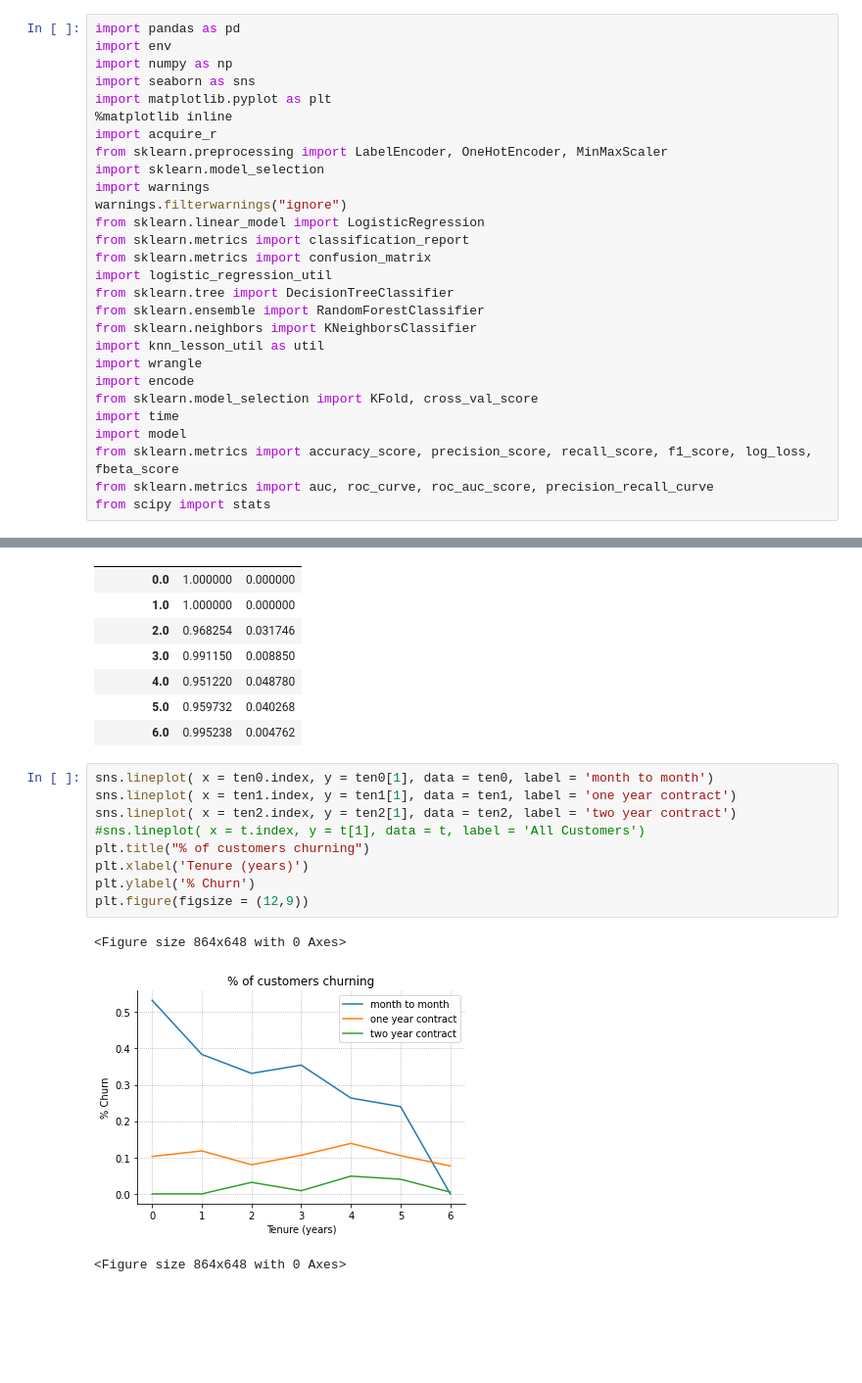
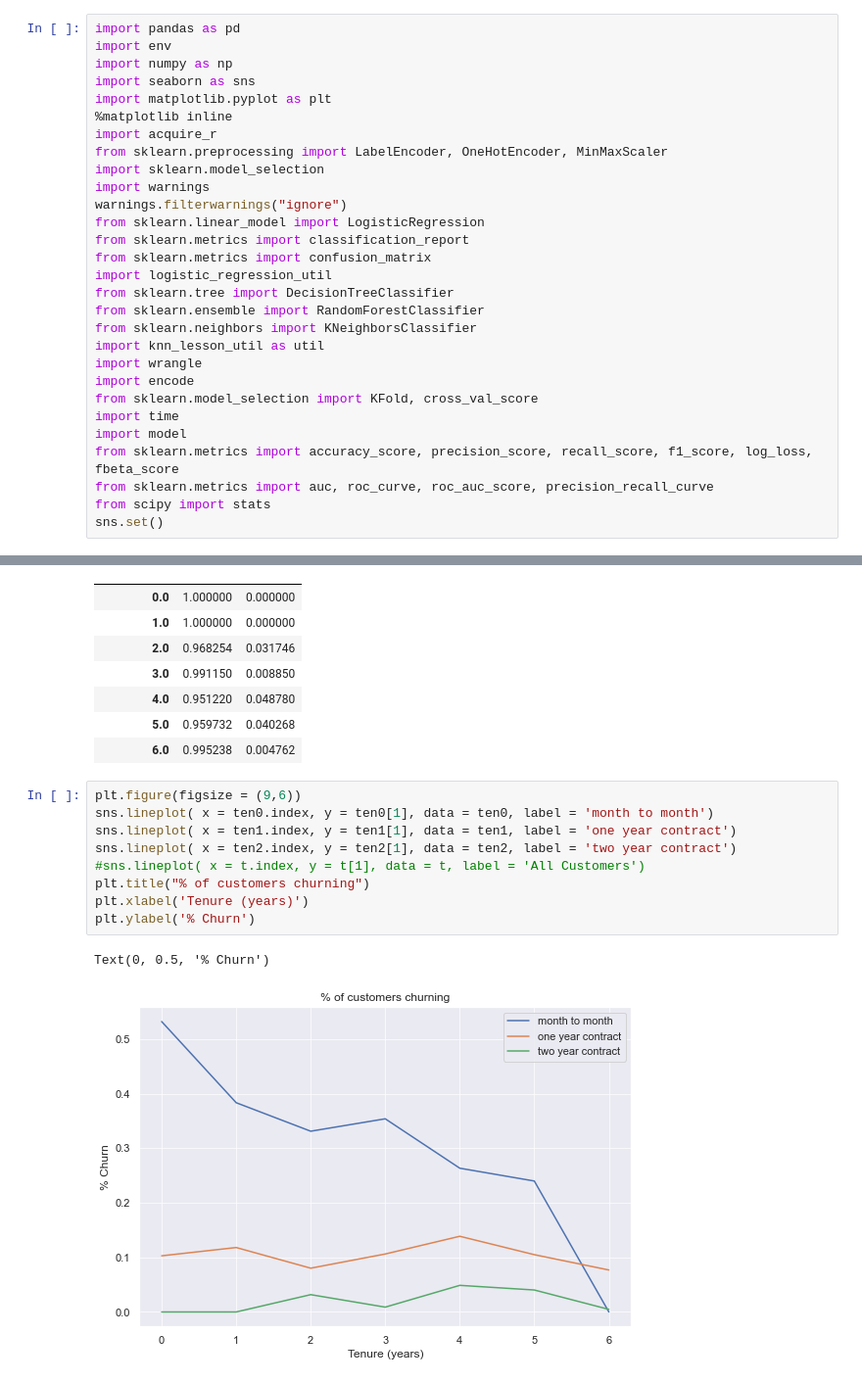
Before and after one commit to ravinder79/Telco_Churn, a Jupyter notebook: Telco_Churn_Final.ipynb, the cells around one changed output, grey strips where cells are left out. Shown: that part at 98% size. Cells and saved outputs as stored; diff of their text form; blank space fills up the shorter version.

```diff
--- a/Telco_Churn_Final.ipynb
+++ b/Telco_Churn_Final.ipynb
@@ -26,6 +26,7 @@ import model
 from sklearn.metrics import accuracy_score, precision_score, recall_score, f1_score, log_loss, fbeta_score
 from sklearn.metrics import auc, roc_curve, roc_auc_score, precision_recall_curve
 from scipy import stats
+sns.set()
 # %% [markdown]
 ### Start with acquiring data from SQL database
 # %%
@@ -313,15 +314,14 @@ ten2
 | 5.0 | 0.959732 | 0.040268 |
 | 6.0 | 0.995238 | 0.004762 |
 # %%
+plt.figure(figsize = (9,6))
 sns.lineplot( x = ten0.index, y = ten0[1], data = ten0, label = 'month to month')
 sns.lineplot( x = ten1.index, y = ten1[1], data = ten1, label = 'one year contract')
 sns.lineplot( x = ten2.index, y = ten2[1], data = ten2, label = 'two year contract')
 #sns.lineplot( x = t.index, y = t[1], data = t, label = 'All Customers')
 plt.title("% of customers churning")
 plt.xlabel('Tenure (years)')
 plt.ylabel('% Churn')
-plt.figure(figsize = (12,9))
 # %% [output]
-<Figure size 864x648 with 0 Axes>
+Text(0, 0.5, '% Churn')
-[figure, old version]
+[figure, new version]
-<Figure size 864x648 with 0 Axes>
```
Also changed, not shown: parts of 12 cells of this notebook.
